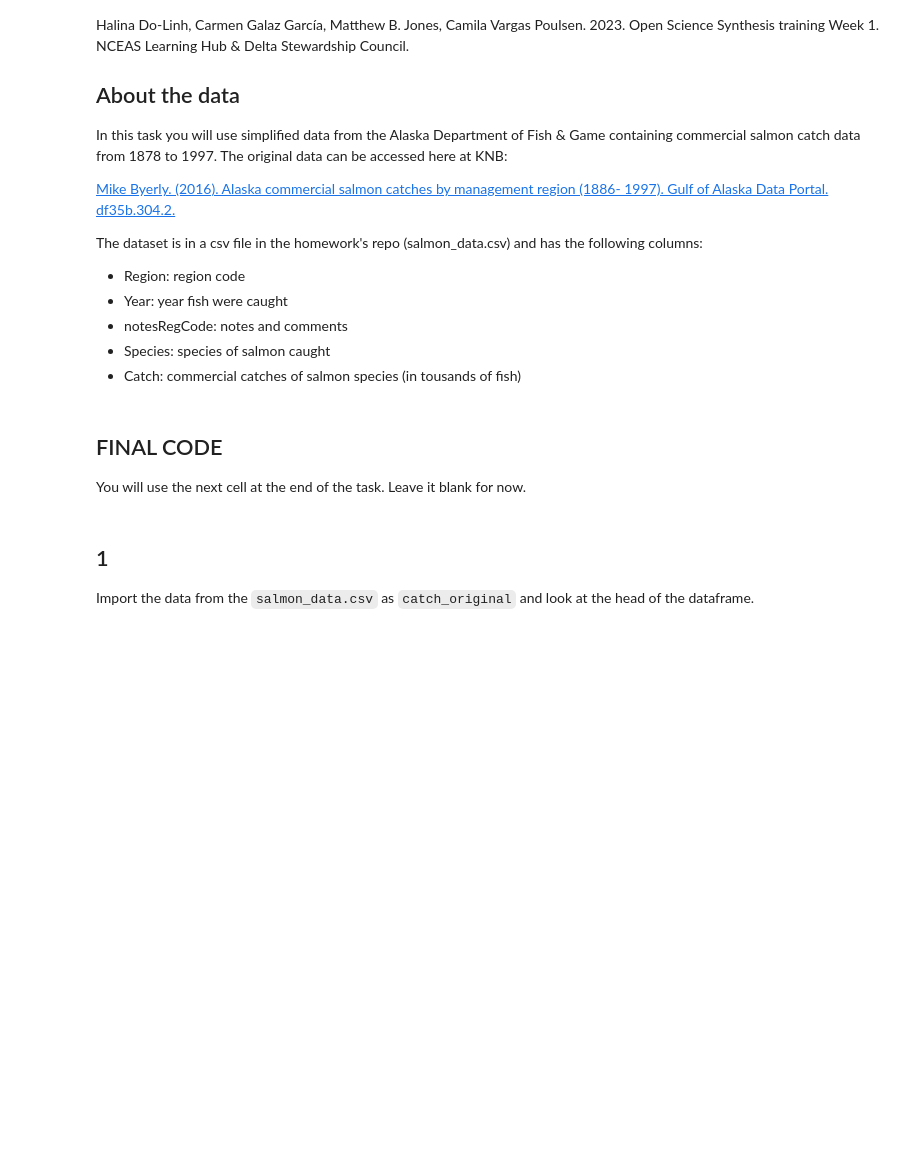
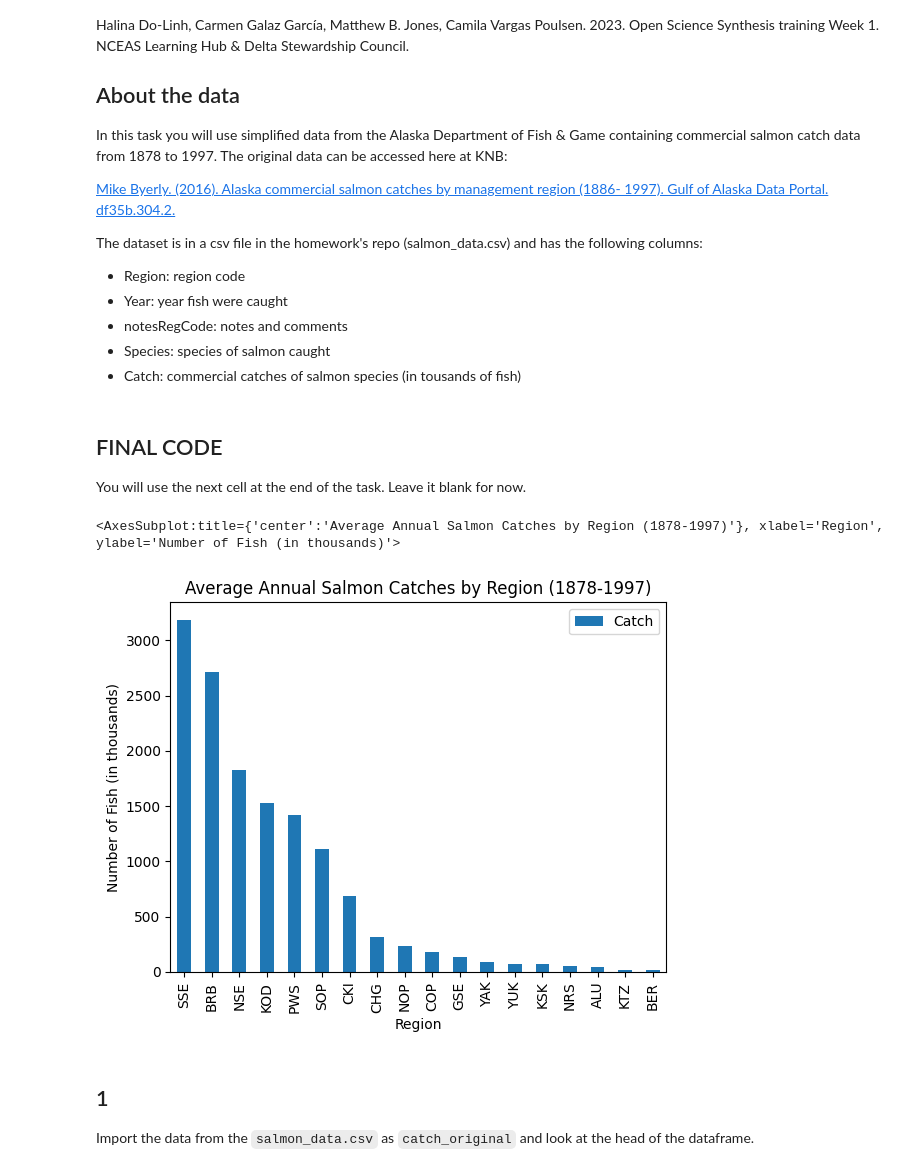
Before and after one commit to fletcher-m/eds220-hwk-2, a Jupyter notebook: hwk2-task3-salmon.ipynb, the cells around one changed output. Saved outputs shown, nothing was run; the diff lists cells and outputs as text; code cells hidden in the pictures; blank space fills up the shorter version.

```diff
--- a/hwk2-task3-salmon.ipynb
+++ b/hwk2-task3-salmon.ipynb
@@ -39,3 +37,54 @@ You will use the next cell at the end of the task. Leave it blank for now.
+# %%
+# import pandas with stnd. abbr.
+import pandas as pd
+
+# read in salmon data
+catch_original = pd.read_csv('salmon_data.csv')
+
+# look at first 5 rows of data frame
+catch_original.head()
+
+# find the unique values in the 'notesRegCode' column
+catch_original.notesRegCode.unique()
+
+# get rid of 'notesRegCode' column from data frame
+catch_original = catch_original.drop(['notesRegCode'], axis=1)
+
+# check data frame to confirm 'notesRegCode' column is not longer there
+catch_original
+
+# check data types of columns in catch_original
+catch_original.dtypes
+
+# filter to all rows in 'Catch' column with a value of 'I'
+catch_original[catch_original['Catch']=='I']
+
+# change value of row 400 in 'Catch' column from 'I' to 1
+catch_original.at[400, 'Catch'] = 1
+
+# verify the value is now 1
+catch_original.at[400, 'Catch']
+
+# update 'Catch column to be 'int64' instead of 'object'
+catch_original['Catch'] = catch_original.Catch.astype('int64')
+
+# confirm that the 'Catch' column is of type 'int64'
+catch_original.dtypes
+
+# create a new data frame ('catch_region') that lists the average catch per region
+catch_region = catch_original.groupby('Region').mean()
+
+# Sort each region to be in descending order by average catch value
+catch_region_sorted = catch_region.sort_values('Catch', ascending=False)
+
+# Plot bar graph of average salmon catches by region
+catch_region_sorted.plot(kind = 'bar',
+                         y='Catch',
+                         title= "Average Annual Salmon Catches by Region (1878-1997)",
+                         ylabel="Number of Fish (in thousands)")
+# %% [output]
+<AxesSubplot:title={'center':'Average Annual Salmon Catches by Region (1878-1997)'}, xlabel='Region', ylabel='Number of Fish (in thousands)'>
+[figure, added]
 # %% [markdown]
 ## 1
 
```
Also changed, not shown: parts of 4 cells of this notebook.
